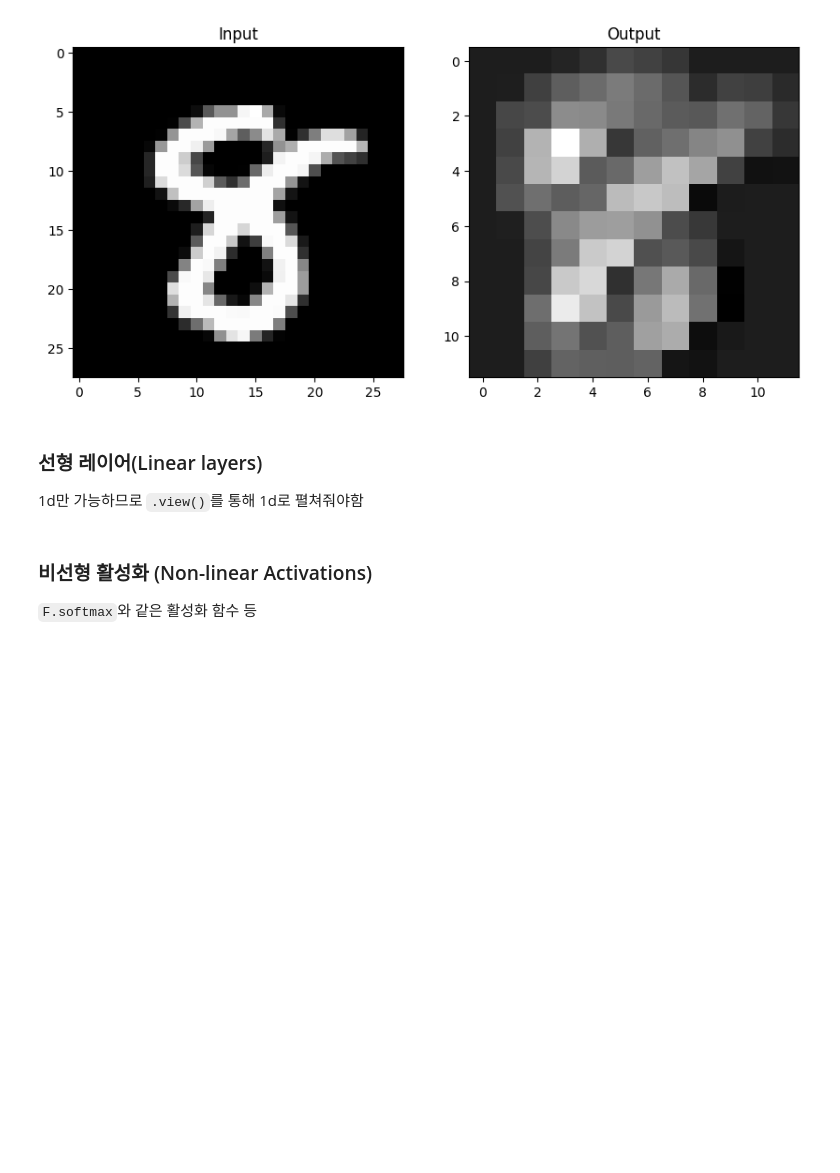
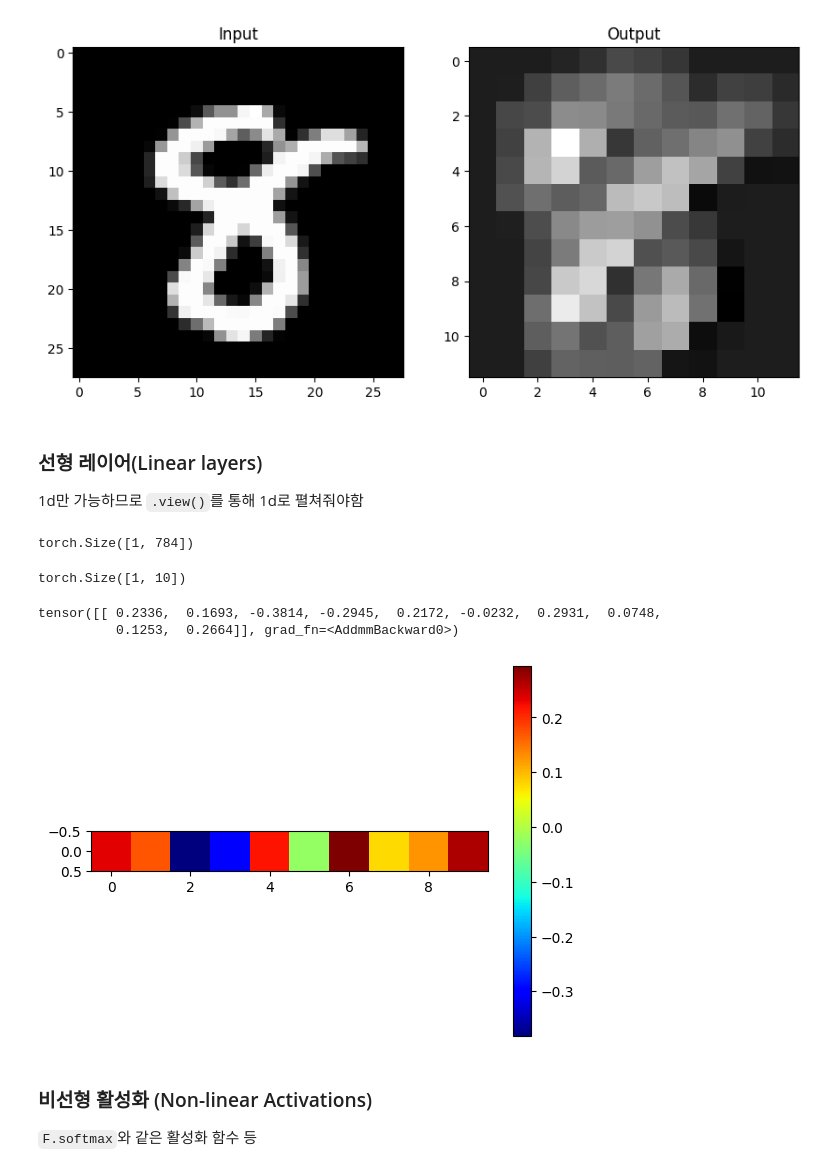
Before and after one commit to jayjay0317/pytorch-learning-log, a Jupyter notebook: pytorch_tutorial.ipynb, the cells around one changed output. Saved outputs shown, nothing was run; the diff lists cells and outputs as text; code cells hidden in the pictures; blank space fills up the shorter version.

Commit message:
Update notebook: Linear layers

```diff
--- a/pytorch_tutorial.ipynb
+++ b/pytorch_tutorial.ipynb
@@ -1203,6 +1203,27 @@ plt.show()
 ### 선형 레이어(Linear layers)
 
 1d만 가능하므로 `.view()`를 통해 1d로 펼쳐줘야함
+# %%
+flatten = input_image.view(1, 28*28)
+flatten.shape
+# %% [output]
+torch.Size([1, 784])
+# %%
+lin = nn.Linear(784, 10)(flatten)
+lin.shape
+# %% [output]
+torch.Size([1, 10])
+# %%
+lin
+# %% [output]
+tensor([[ 0.2336,  0.1693, -0.3814, -0.2945,  0.2172, -0.0232,  0.2931,  0.0748,
+          0.1253,  0.2664]], grad_fn=<AddmmBackward0>)
+# %%
+plt.imshow(lin.detach().numpy(), 'jet')
+plt.colorbar()
+plt.show()
+# %% [output]
+[figure, added]
 # %% [markdown]
 ### 비선형 활성화 (Non-linear Activations)
 
```
